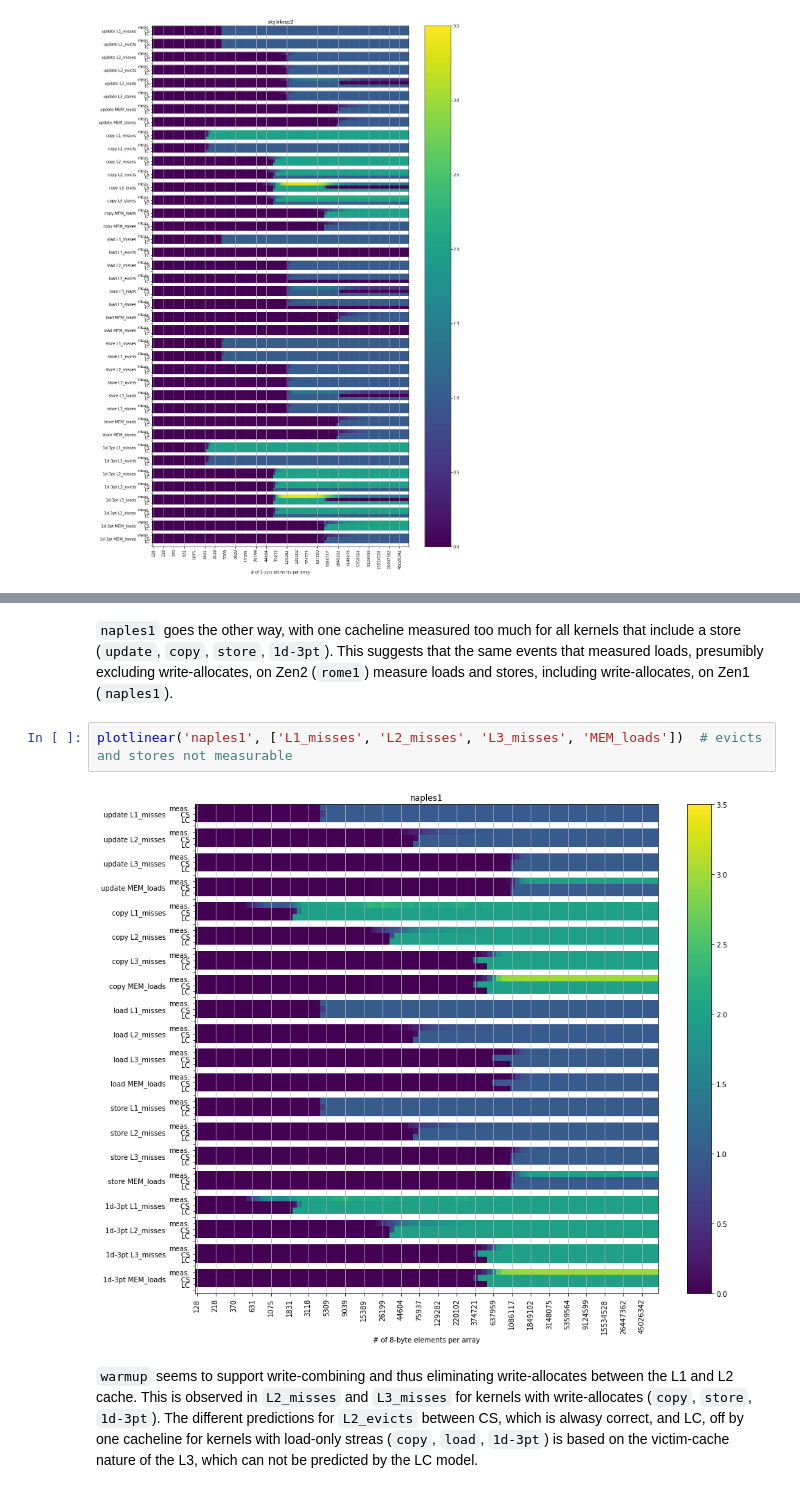
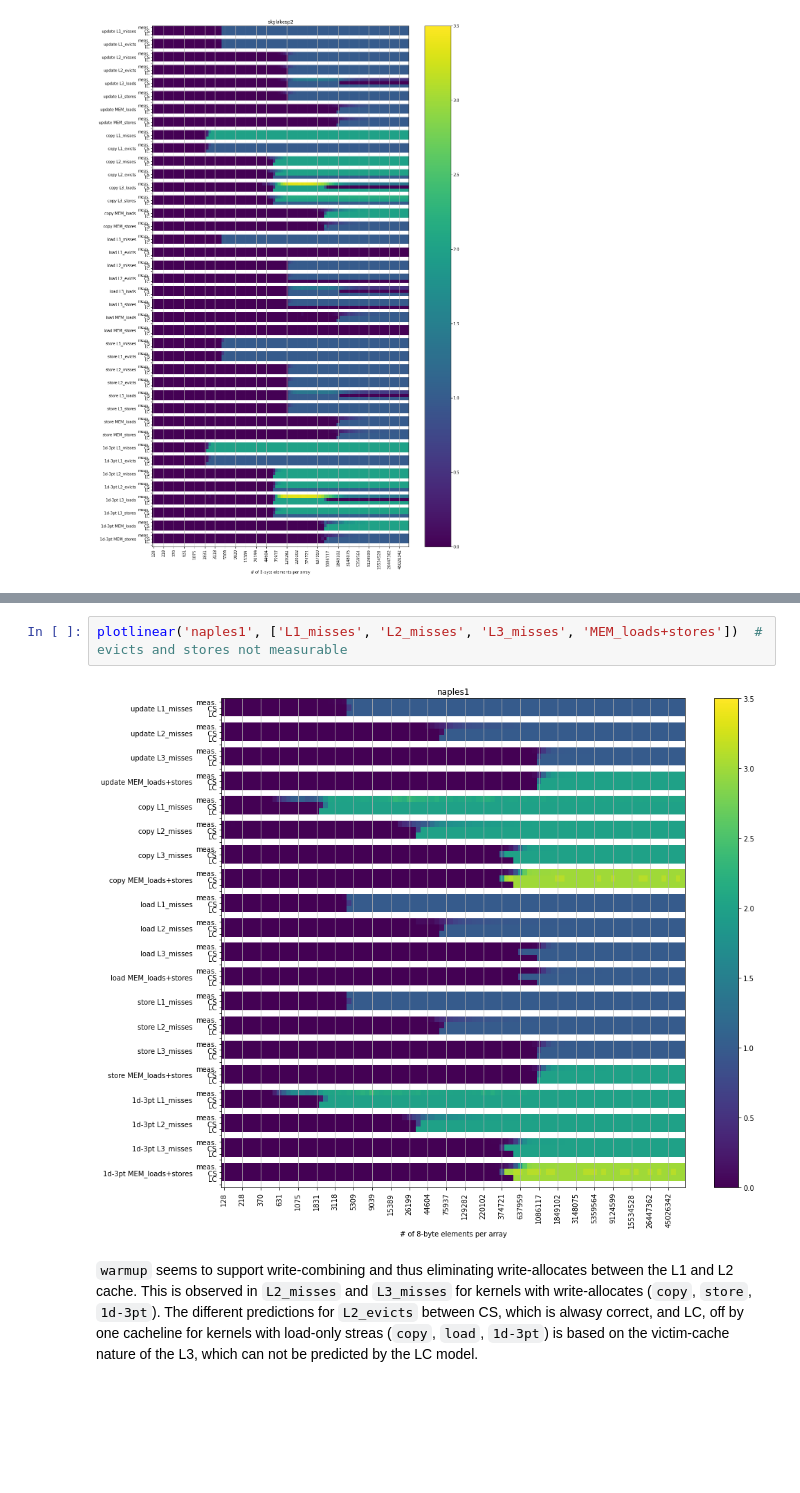
Before and after one commit to RRZE-HPC/pycachesim, a Jupyter notebook: validation/Analysis.ipynb, the cells around one changed output, grey strips where cells are left out. Saved outputs shown, nothing was run; the diff lists cells and outputs as text; blank space fills up the shorter version.

```diff
--- a/validation/Analysis.ipynb
+++ b/validation/Analysis.ipynb
@@ -132,9 +132,7 @@ plotlinear('rome1', ['L1_misses', 'L2_misses', 'L3_misses', 'MEM_loads'])  # evi
-# %% [markdown]
-`naples1` goes the other way, with one cacheline measured too much for all kernels that include a store (`update`, `copy`, `store`, `1d-3pt`). This suggests that the same events that measured loads, presumibly excluding write-allocates, on Zen2 (`rome1`) measure loads and stores, including write-allocates, on Zen1 (`naples1`).
 # %%
-plotlinear('naples1', ['L1_misses', 'L2_misses', 'L3_misses', 'MEM_loads'])  # evicts and stores not measurable
+plotlinear('naples1', ['L1_misses', 'L2_misses', 'L3_misses', 'MEM_loads+stores'])  # evicts and stores not measurable
 # %% [output]
-[figure, old version]
+[figure, new version]
 # %% [markdown]
 `warmup` seems to support write-combining and thus eliminating write-allocates between the L1 and L2 cache. This is observed in `L2_misses` and `L3_misses` for kernels with write-allocates (`copy`, `store`, `1d-3pt`). The different predictions for `L2_evicts` between CS, which is alwasy correct, and LC, off by one cacheline for kernels with load-only streas (`copy`, `load`, `1d-3pt`) is based on the victim-cache nature of the L3, which can not be predicted by the LC model.
 # %%
```
Also changed, not shown: parts of 13 cells of this notebook.
